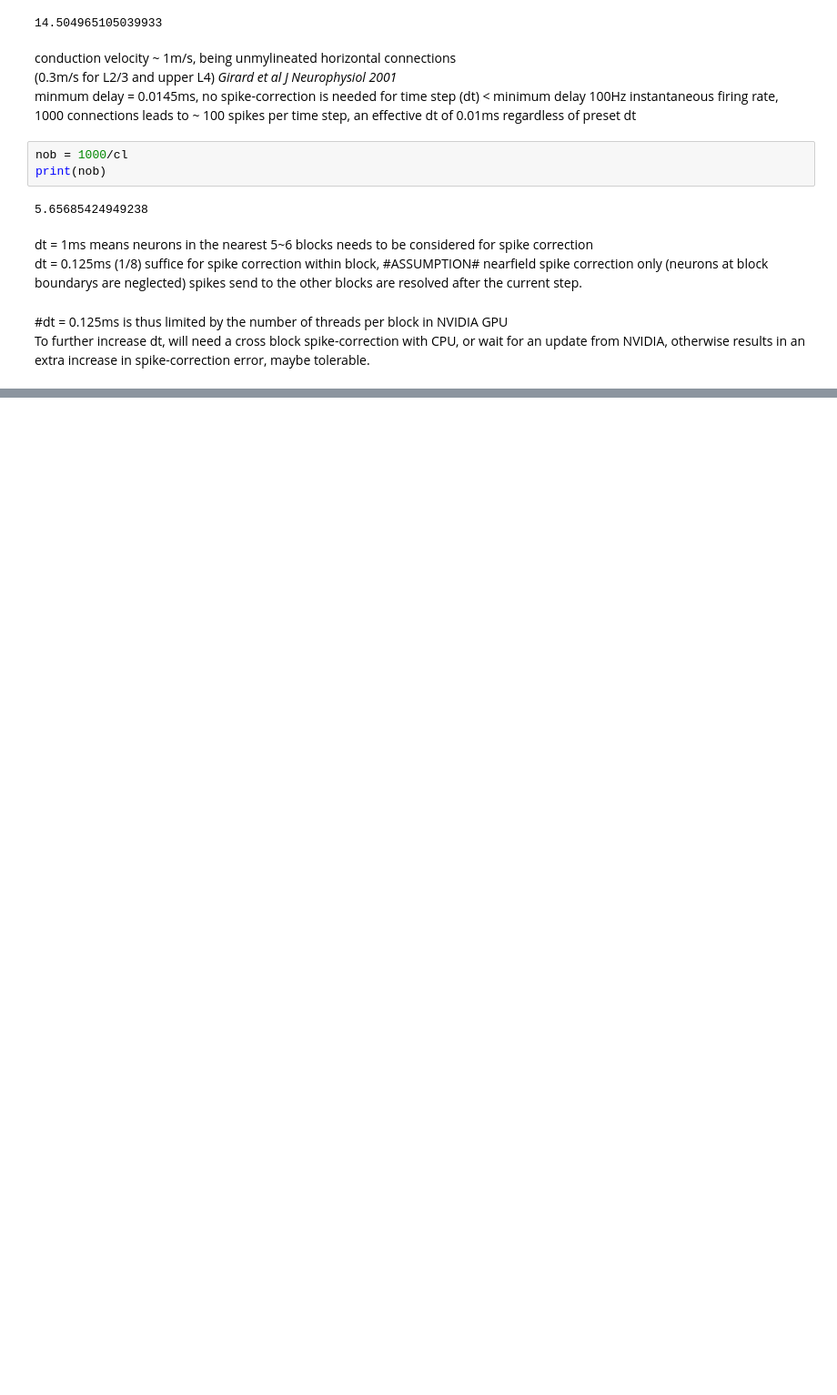
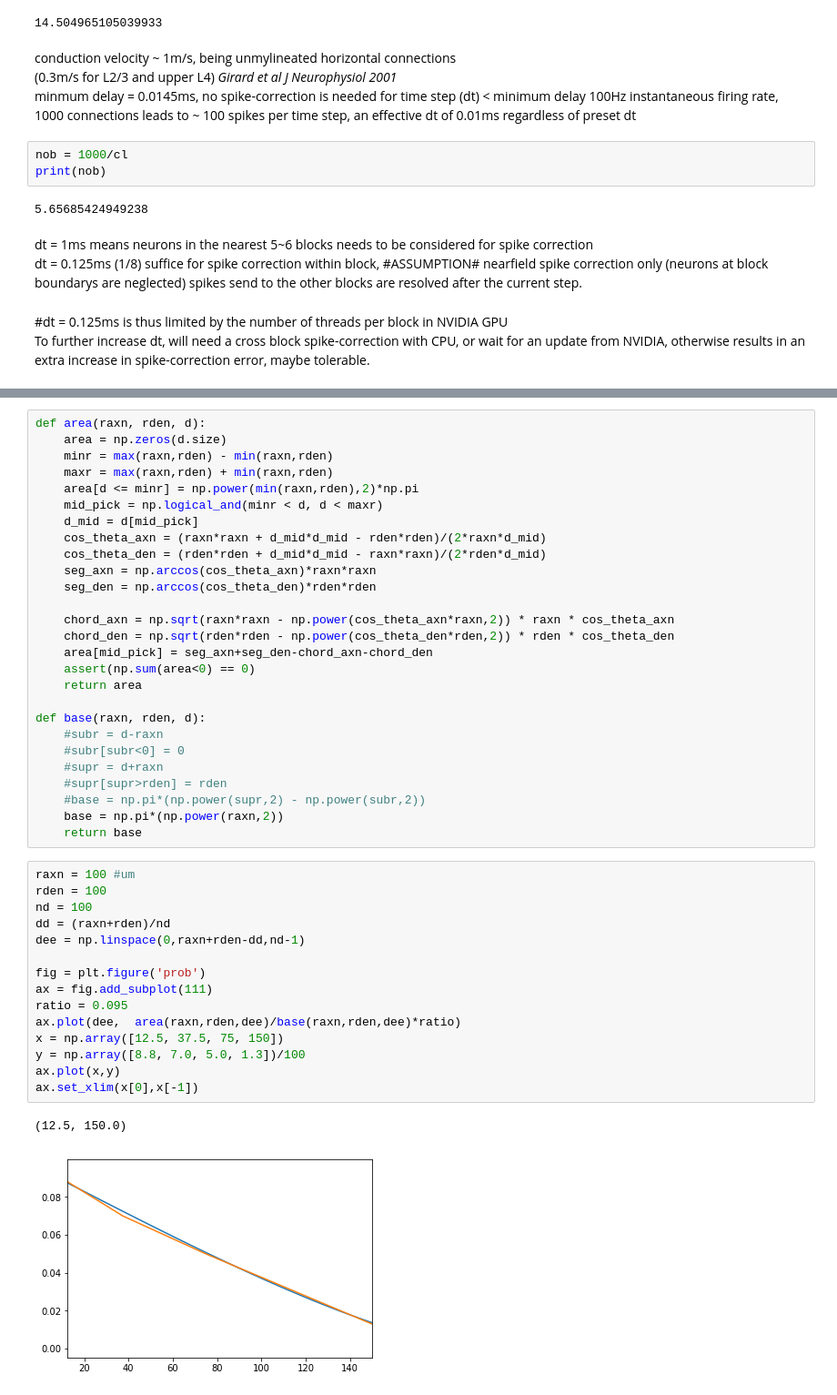
Before and after one commit to g13/patchV1, a Jupyter notebook: macro_parameters.ipynb, the cells around one changed output, grey strips where cells are left out. Shown at 91% size. Cells and saved outputs as stored; diff of their text form; blank space fills up the shorter version.

```diff
--- a/macro_parameters.ipynb
+++ b/macro_parameters.ipynb
@@ -113,0 +165,45 @@ simulate for 0.5 ms with dt = 1.25e-05 cost 7.1109333333333336 h
+# %%
+def area(raxn, rden, d):
+    area = np.zeros(d.size)
+    minr = max(raxn,rden) - min(raxn,rden)
+    maxr = max(raxn,rden) + min(raxn,rden)
+    area[d <= minr] = np.power(min(raxn,rden),2)*np.pi
+    mid_pick = np.logical_and(minr < d, d < maxr)
+    d_mid = d[mid_pick]
+    cos_theta_axn = (raxn*raxn + d_mid*d_mid - rden*rden)/(2*raxn*d_mid)
+    cos_theta_den = (rden*rden + d_mid*d_mid - raxn*raxn)/(2*rden*d_mid)
+    seg_axn = np.arccos(cos_theta_axn)*raxn*raxn
+    seg_den = np.arccos(cos_theta_den)*rden*rden
+
+    chord_axn = np.sqrt(raxn*raxn - np.power(cos_theta_axn*raxn,2)) * raxn * cos_theta_axn
+    chord_den = np.sqrt(rden*rden - np.power(cos_theta_den*rden,2)) * rden * cos_theta_den
+    area[mid_pick] = seg_axn+seg_den-chord_axn-chord_den
+    assert(np.sum(area<0) == 0)
+    return area
+
+def base(raxn, rden, d):
+    #subr = d-raxn
+    #subr[subr<0] = 0
+    #supr = d+raxn
+    #supr[supr>rden] = rden
+    #base = np.pi*(np.power(supr,2) - np.power(subr,2))
+    base = np.pi*(np.power(raxn,2))
+    return base
+# %%
+raxn = 100 #um
+rden = 100
+nd = 100
+dd = (raxn+rden)/nd
+dee = np.linspace(0,raxn+rden-dd,nd-1)
+
+fig = plt.figure('prob')
+ax = fig.add_subplot(111)
+ratio = 0.095
+ax.plot(dee,  area(raxn,rden,dee)/base(raxn,rden,dee)*ratio)
+x = np.array([12.5, 37.5, 75, 150])
+y = np.array([8.8, 7.0, 5.0, 1.3])/100
+ax.plot(x,y)
+ax.set_xlim(x[0],x[-1])
+# %% [output]
+(12.5, 150.0)
+[figure, added]
```
Also changed, not shown: parts of 15 cells of this notebook, 18 other files.
